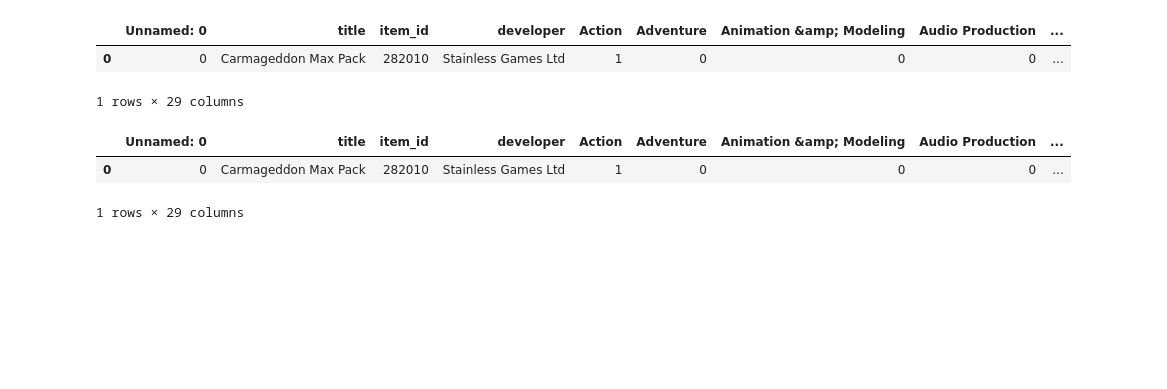
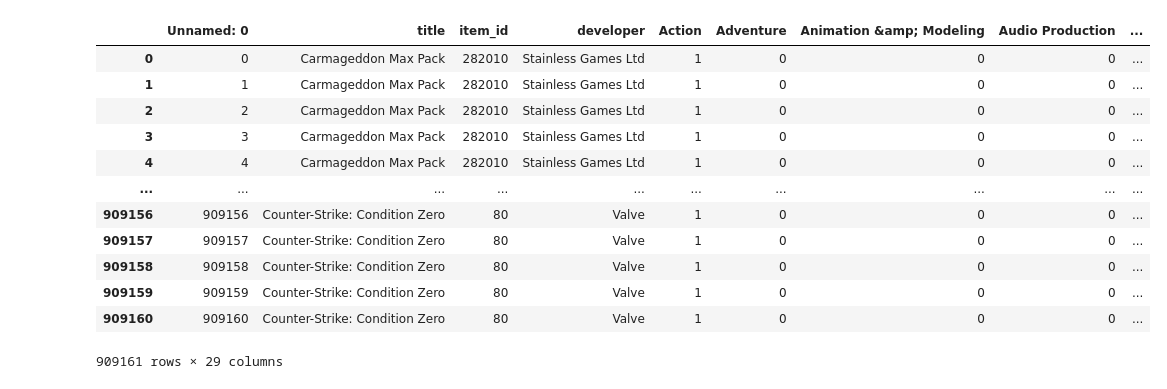
Before and after one commit to Gerardgfc/Proyecto_Integrador1, a Jupyter notebook: pruebas.ipynb, the cells around one changed output. Cells and saved outputs as stored; diff of their text form; code cells hidden in the pictures; blank space fills up the shorter version.

```diff
--- a/pruebas.ipynb
+++ b/pruebas.ipynb
@@ -1,11 +1,21 @@
 # %%
 import pandas as pd
 # %%
-df1 = pd.read_csv('steam_games_items.csv')
-df2 = pd.read_csv('steam_games_reviews.csv')
+df1 = pd.read_csv('Csv/steam_games_items.csv.gz', compression='gzip', encoding='utf-8')
+df2 = pd.read_csv('Csv/steam_games_reviews.csv.gz', compression='gzip', encoding='utf-8')
 # %%
-df1.head(1)
+df1
 # %% [output]
 |  | Unnamed: 0 | title | item_id | developer | Action | Adventure | Animation &amp; Modeling | Audio Production | ... |
 | 0 | 0 | Carmageddon Max Pack | 282010 | Stainless Games Ltd | 1 | 0 | 0 | 0 | ... |
+| 1 | 1 | Carmageddon Max Pack | 282010 | Stainless Games Ltd | 1 | 0 | 0 | 0 | ... |
+| 2 | 2 | Carmageddon Max Pack | 282010 | Stainless Games Ltd | 1 | 0 | 0 | 0 | ... |
+| 3 | 3 | Carmageddon Max Pack | 282010 | Stainless Games Ltd | 1 | 0 | 0 | 0 | ... |
+| 4 | 4 | Carmageddon Max Pack | 282010 | Stainless Games Ltd | 1 | 0 | 0 | 0 | ... |
+| ... | ... | ... | ... | ... | ... | ... | ... | ... | ... |
+| 909156 | 909156 | Counter-Strike: Condition Zero | 80 | Valve | 1 | 0 | 0 | 0 | ... |
+| 909157 | 909157 | Counter-Strike: Condition Zero | 80 | Valve | 1 | 0 | 0 | 0 | ... |
+| 909158 | 909158 | Counter-Strike: Condition Zero | 80 | Valve | 1 | 0 | 0 | 0 | ... |
+| 909159 | 909159 | Counter-Strike: Condition Zero | 80 | Valve | 1 | 0 | 0 | 0 | ... |
+| 909160 | 909160 | Counter-Strike: Condition Zero | 80 | Valve | 1 | 0 | 0 | 0 | ... |
-1 rows × 29 columns
+909161 rows × 29 columns
@@ -18,6 +21,0 @@ steam_games = pd.read_csv(df1, compression='gzip', encoding='utf-8')
-# %%
-steam_games.head(1)
-# %% [output]
-|  | Unnamed: 0 | title | item_id | developer | Action | Adventure | Animation &amp; Modeling | Audio Production | ... |
-| 0 | 0 | Carmageddon Max Pack | 282010 | Stainless Games Ltd | 1 | 0 | 0 | 0 | ... |
-1 rows × 29 columns
```
Also changed, not shown: parts of 16 cells of this notebook, 3 other files.
